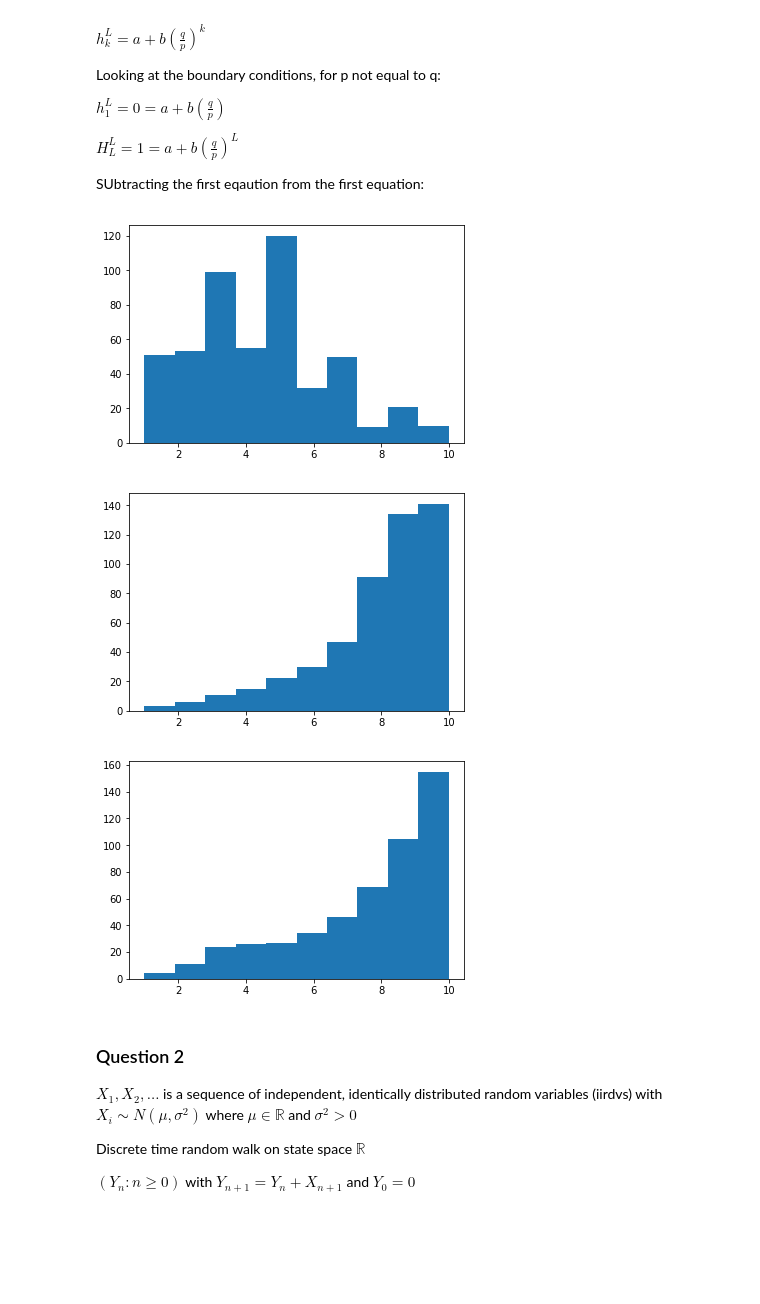
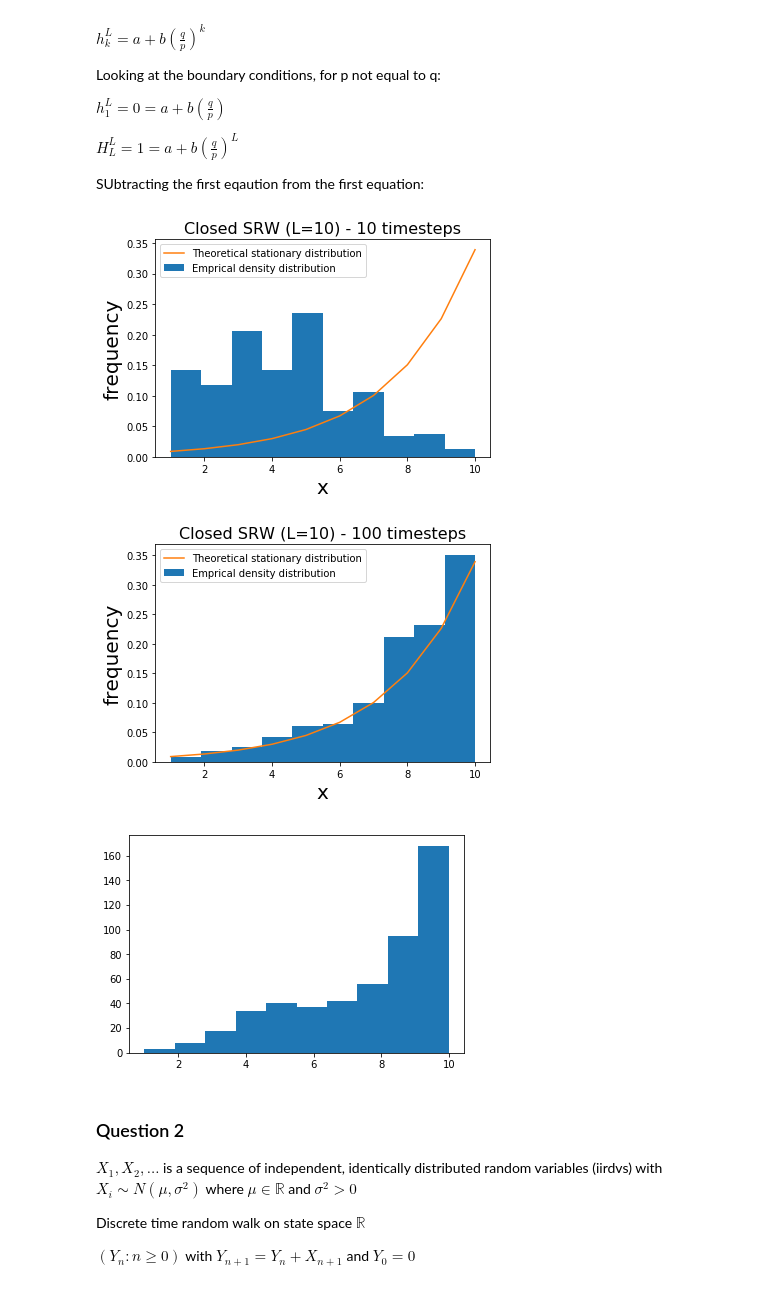
Before and after one commit to chasmani/networks_and_random_processes, a Jupyter notebook: Problem Sheet 1 Answers.ipynb, the cells around one changed output. Cells and saved outputs as stored; diff of their text form; code cells hidden in the pictures; blank space fills up the shorter version.

Commit message:
Added figures

```diff
--- a/Problem Sheet 1 Answers.ipynb
+++ b/Problem Sheet 1 Answers.ipynb
@@ -221,37 +221,51 @@ def simple_random_walk(p, total_steps, length, boundary_conditions):
 
 	return positions
 
 
 def plot_distribution_500_realisations(total_steps):
 
 	p = 0.6
 	realisations = 500
 	observations = []
 	for i in range(realisations):
 		final_position = simple_random_walk(p, total_steps, 10, "closed")[-1]
 		observations.append(final_position)
 
-	plt.hist(observations)
+
+	plt.hist(observations, density=True, label="Emprical density distribution")
+	states = [1,2,3,4,5,6,7,8,9,10]
+	stat_dist = [(p/(1-p))**x for x in states]
+	total_stat_dist = sum(stat_dist)
+	stat_dist_norm = [x/total_stat_dist for x in stat_dist]
+	plt.plot(states, stat_dist_norm, label="Theoretical stationary distribution")
+	plt.title('Closed SRW (L=10) - {} timesteps'.format(total_steps,p), fontsize = 16)
+
+	plt.legend()
+	plt.xlabel('x', fontsize = 20)
+	plt.ylabel('frequency', fontsize = 20)
+
+	plt.savefig('empirical_closed_srw_distn_after_{}_steps.png'.format(total_steps))
+
 	plt.show()
 
 def plot_distribution_1_realisation_500_steps():
 
 	p = 0.6
 	positions = simple_random_walk(p, 500, 10, "closed")
 	plt.hist(positions)
 	plt.show()
 
 	## TO DO - Normalise the histogram to show the frequency spent in each state, rather than total amount of steps
 	## TO DO - add axis labels, legends
 	## TO DO - add theoretical/analytical lines
 
 plot_distribution_500_realisations(10)
 plot_distribution_500_realisations(100)
 plot_distribution_1_realisation_500_steps()
 # %% [output]
-[figure, old version]
+[figure, new version]
-[figure, old version]
+[figure, new version]
-[figure, old version]
+[figure, new version]
 # %% [markdown]
 ### Question 2
 
```
Also changed, not shown: 6 other files.
